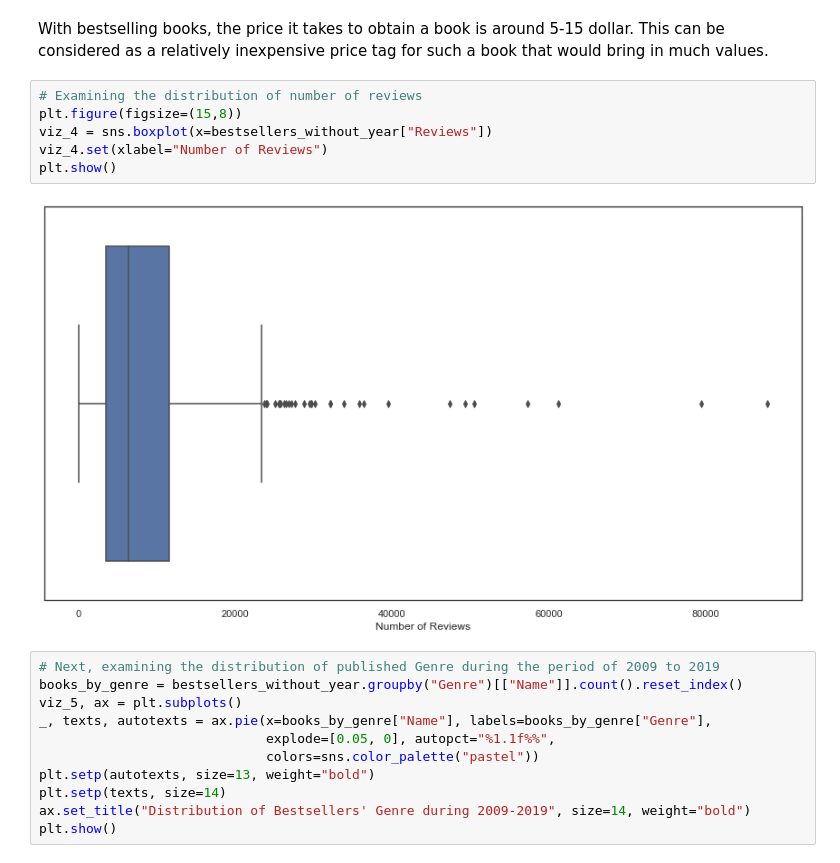
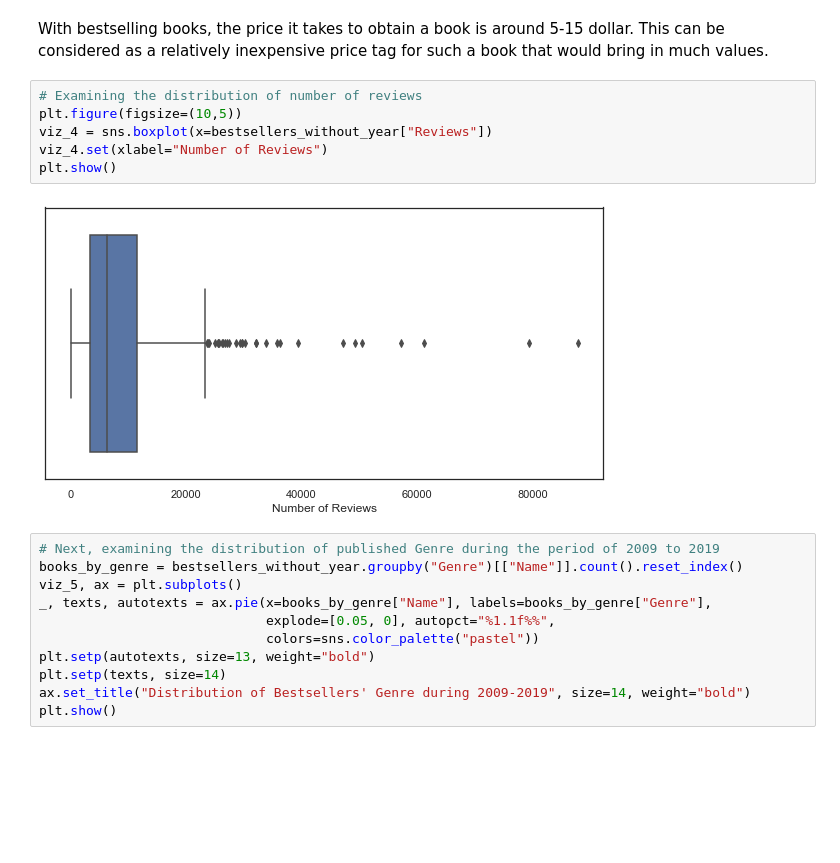
Before and after one commit to TienD-Nguyen/Project-Portfolio, a Jupyter notebook: Amazon Bestselling Books EDA (Notebook).ipynb, the cells around one changed output. Cells and saved outputs as stored; diff of their text form; blank space fills up the shorter version.

```diff
--- a/Amazon Bestselling Books EDA (Notebook).ipynb
+++ b/Amazon Bestselling Books EDA (Notebook).ipynb
@@ -341,12 +341,12 @@ plt.show()
 With bestselling books, the price it takes to obtain a book is around 5-15 dollar. This can be considered as a relatively inexpensive price tag for such a book that would bring in much values.
 # %%
 # Examining the distribution of number of reviews
-plt.figure(figsize=(15,8))
+plt.figure(figsize=(10,5))
 viz_4 = sns.boxplot(x=bestsellers_without_year["Reviews"])
 viz_4.set(xlabel="Number of Reviews")
 plt.show()
 # %% [output]
-[figure, old version]
+[figure, new version]
 # %%
 # Next, examining the distribution of published Genre during the period of 2009 to 2019
 books_by_genre = bestsellers_without_year.groupby("Genre")[["Name"]].count().reset_index()
```
Also changed, not shown: parts of 18 cells of this notebook.
